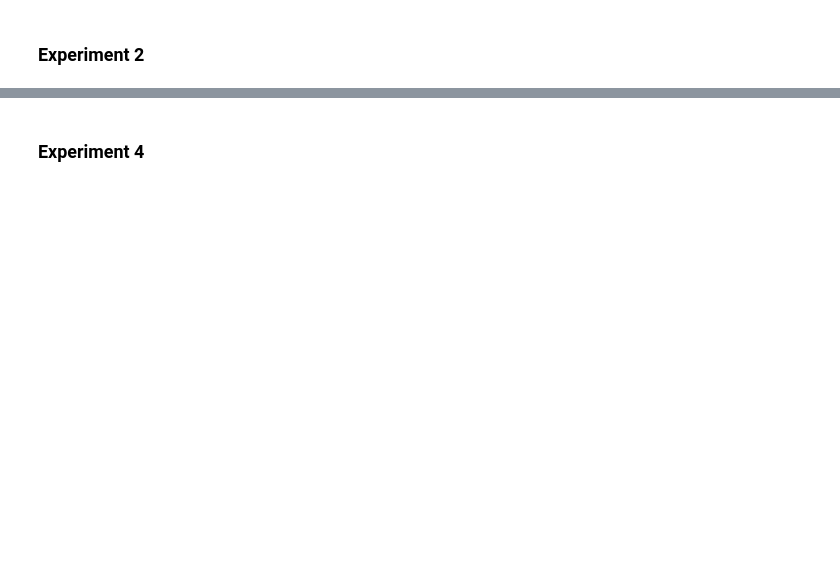
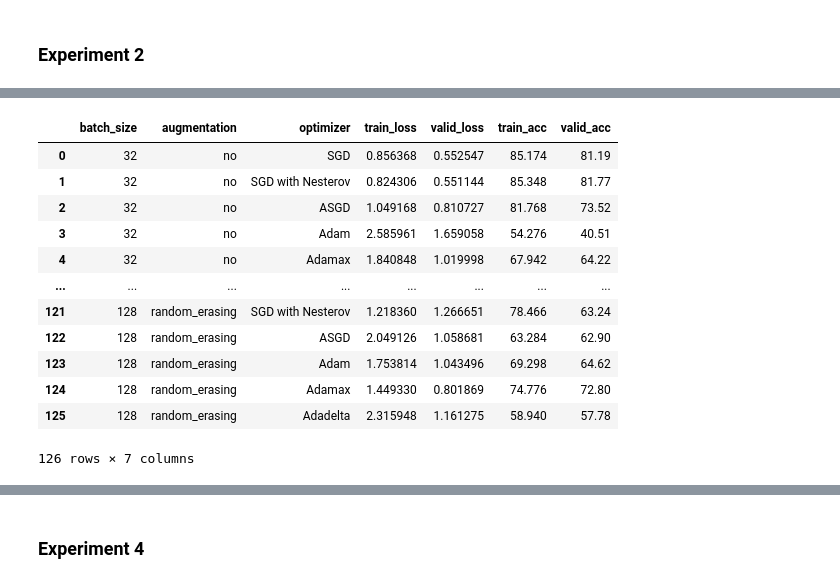
Before and after one commit to suriya-jambunathan/Modified-ResNet, a Jupyter notebook: main.ipynb, the cells around one changed output, grey strips where cells are left out. Saved outputs shown, nothing was run; the diff lists cells and outputs as text; code cells hidden in the pictures; blank space fills up the shorter version.

```diff
--- a/main.ipynb
+++ b/main.ipynb
@@ -39,16 +39,16 @@ class BasicBlock(nn.Module):
 class ResNet(nn.Module):
     def __init__(self, block, num_blocks, num_classes=10):
         super(ResNet, self).__init__()
-        self.in_planes = 64
+        self.in_planes = 32
 
-        self.conv1 = nn.Conv2d(3, 64, kernel_size=3,
+        self.conv1 = nn.Conv2d(3, 32, kernel_size=3,
                                stride=1, padding=1, bias=False)
-        self.bn1 = nn.BatchNorm2d(64)
-        self.layer1 = self._make_layer(block, 64, num_blocks[0], stride=1)
-        self.layer2 = self._make_layer(block, 128, num_blocks[1], stride=2)
-        self.layer3 = self._make_layer(block, 256, num_blocks[2], stride=2)
-        self.layer4 = self._make_layer(block, 512, num_blocks[2], stride=2)
-        self.linear = nn.Linear(512*block.expansion, num_classes)
+        self.bn1 = nn.BatchNorm2d(32)
+        self.layer1 = self._make_layer(block, 32, num_blocks[0], stride=1)
+        self.layer2 = self._make_layer(block, 64, num_blocks[1], stride=2)
+        self.layer3 = self._make_layer(block, 128, num_blocks[2], stride=2)
+        self.layer4 = self._make_layer(block, 256, num_blocks[2], stride=2)
+        self.linear = nn.Linear(256*block.expansion, num_classes)
 
     def _make_layer(self, block, planes, num_blocks, stride):
         strides = [stride] + [1]*(num_blocks-1)
@@ -69,6 +69,6 @@ class ResNet(nn.Module):
         out = self.linear(out)
         return out
 # %%
-model = ResNet(BasicBlock, [1, 1, 1, 1])
+model = ResNet(BasicBlock, [13, 9, 3, 1])
 sum(p.numel() for p in model.parameters() if p.requires_grad)
 # %% [output]
@@ -303,0 +1759,32 @@ Files already downloaded and verified
+# %%
+rows = []
+for b_s in list(metrics_dict.keys()):
+    for aug in list(metrics_dict[b_s].keys()):
+        for opt in list(metrics_dict[b_s][aug].keys()):
+            train_loss = metrics_dict[b_s][aug][opt]['train_loss'][-1]
+            train_acc = metrics_dict[b_s][aug][opt]['train_acc'][-1]*100
+            valid_loss = metrics_dict[b_s][aug][opt]['valid_loss'][-1]
+            valid_acc = metrics_dict[b_s][aug][opt]['valid_acc'][-1]*100
+            row = [b_s, aug, opt, train_loss, valid_loss, train_acc, valid_acc]
+            rows.append(row)
+# %%
+import pandas as pd
+
+columns = ['batch_size', 'augmentation', 'optimizer', 'train_loss', 'valid_loss', 'train_acc', 'valid_acc']
+df = pd.DataFrame(rows, columns = columns)
+df.to_csv('metrics.csv')
+df
+# %% [output]
+|  | batch_size | augmentation | optimizer | train_loss | valid_loss | train_acc | valid_acc |
+| 0 | 32 | no | SGD | 0.856368 | 0.552547 | 85.174 | 81.19 |
+| 1 | 32 | no | SGD with Nesterov | 0.824306 | 0.551144 | 85.348 | 81.77 |
+| 2 | 32 | no | ASGD | 1.049168 | 0.810727 | 81.768 | 73.52 |
+| 3 | 32 | no | Adam | 2.585961 | 1.659058 | 54.276 | 40.51 |
+| 4 | 32 | no | Adamax | 1.840848 | 1.019998 | 67.942 | 64.22 |
+| ... | ... | ... | ... | ... | ... | ... | ... |
+| 121 | 128 | random_erasing | SGD with Nesterov | 1.218360 | 1.266651 | 78.466 | 63.24 |
+| 122 | 128 | random_erasing | ASGD | 2.049126 | 1.058681 | 63.284 | 62.90 |
+| 123 | 128 | random_erasing | Adam | 1.753814 | 1.043496 | 69.298 | 64.62 |
+| 124 | 128 | random_erasing | Adamax | 1.449330 | 0.801869 | 74.776 | 72.80 |
+| 125 | 128 | random_erasing | Adadelta | 2.315948 | 1.161275 | 58.940 | 57.78 |
+126 rows × 7 columns
```
Also changed, not shown: parts of 83 cells of this notebook, 1 other file.
